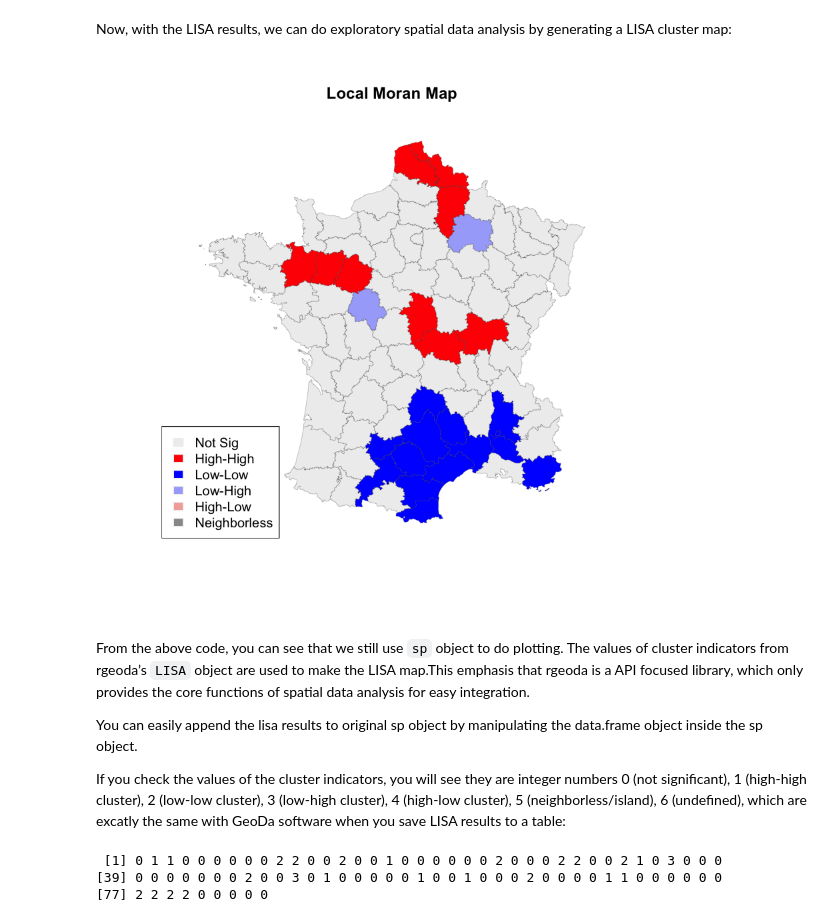
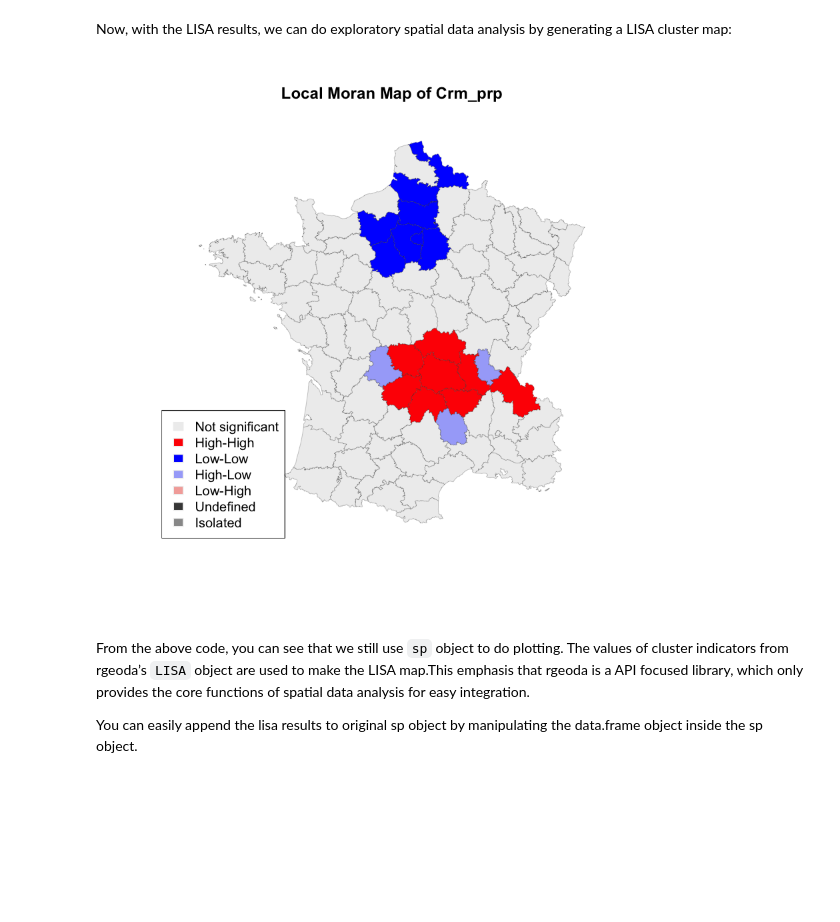
Before and after one commit to lixun910/rgeoda_tutorial, a Jupyter notebook: 2. ESDA with rgeoda and sp.ipynb, the cells around one changed output. Saved outputs shown, nothing was run; the diff lists cells and outputs as text; code cells hidden in the pictures; blank space fills up the shorter version.

```diff
--- a/2. ESDA with rgeoda and sp.ipynb
+++ b/2. ESDA with rgeoda and sp.ipynb
@@ -61,7 +55,7 @@ Create a rgeoda object from the sp object guerry_sp you just created.
 # %%
 library(rgeoda)
 
-guerry_gda <- sp_to_geoda(guerry_sp)
+guerry <- sp_to_geoda(guerry_sp)
 # %% [output]
 Loading required package: wkb
 # %% [markdown]
@@ -76,0 +69,3 @@ crm_lisa_clusters <- crm_lisa$GetClusterIndicators()
+# %%
+queen_w <- queen_weights(guerry)
+crm_prp <- as.numeric(as.character(guerry_sp$Crm_prp))
@@ -77,25 +80,20 @@ crm_lisa_clusters <- crm_lisa$GetClusterIndicators()
+# %%
+lisa <- local_moran(queen_w, crm_prp)
 # %% [markdown]
 Now, with the LISA results, we can do exploratory spatial data analysis by generating a LISA cluster map:
 # %%
-lisa_colors <- c("#eeeeee","#FF0000","#0000FF","#a7adf9", "#f4ada8", "#999999")
-lisa_labels <- c("Not Sig", "High-High", "Low-Low", "Low-High","High-Low", "Neighborless")
+lisa_colors <- lisa$GetColors()
+lisa_labels <- lisa$GetLabels()
+lisa_clusters <- lisa$GetClusterIndicators()
 
 plot(guerry_sp,
-     col=sapply(crm_lisa_clusters, function(x){return(lisa_colors[[x+1]])}),
+     col=sapply(lisa_clusters, function(x){return(lisa_colors[[x+1]])}),
      border = "#333333", lwd=0.2)
-title(main = "Local Moran Map")
+title(main = "Local Moran Map of Crm_prp")
 legend('bottomleft', legend = lisa_labels, fill = lisa_colors, border = "#eeeeee")
 # %% [output]
-[figure, old version]
+[figure, new version]
 # %% [markdown]
 From the above code, you can see that we still use `sp` object to do plotting. The values of cluster indicators from rgeoda’s `LISA` object are used to make the LISA map.This emphasis that rgeoda is a API focused library, which only provides the core functions of spatial data analysis for easy integration.
 
 You can easily append the lisa results to original sp object by manipulating the data.frame object inside the sp object.
-
-If you check the values of the cluster indicators, you will see they are integer numbers 0 (not significant), 1 (high-high cluster), 2 (low-low cluster), 3 (low-high cluster), 4 (high-low cluster), 5 (neighborless/island), 6 (undefined), which are excatly the same with GeoDa software when you save LISA results to a table:
-# %%
-crm_lisa_clusters
-# %% [output]
- [1] 0 1 1 0 0 0 0 0 0 2 2 0 0 2 0 0 1 0 0 0 0 0 0 2 0 0 0 2 2 0 0 2 1 0 3 0 0 0
-[39] 0 0 0 0 0 0 0 2 0 0 3 0 1 0 0 0 0 0 1 0 0 1 0 0 0 2 0 0 0 0 1 1 0 0 0 0 0 0
-[77] 2 2 2 2 0 0 0 0 0
```
Also changed, not shown: parts of 27 cells of this notebook, 5 other files.
